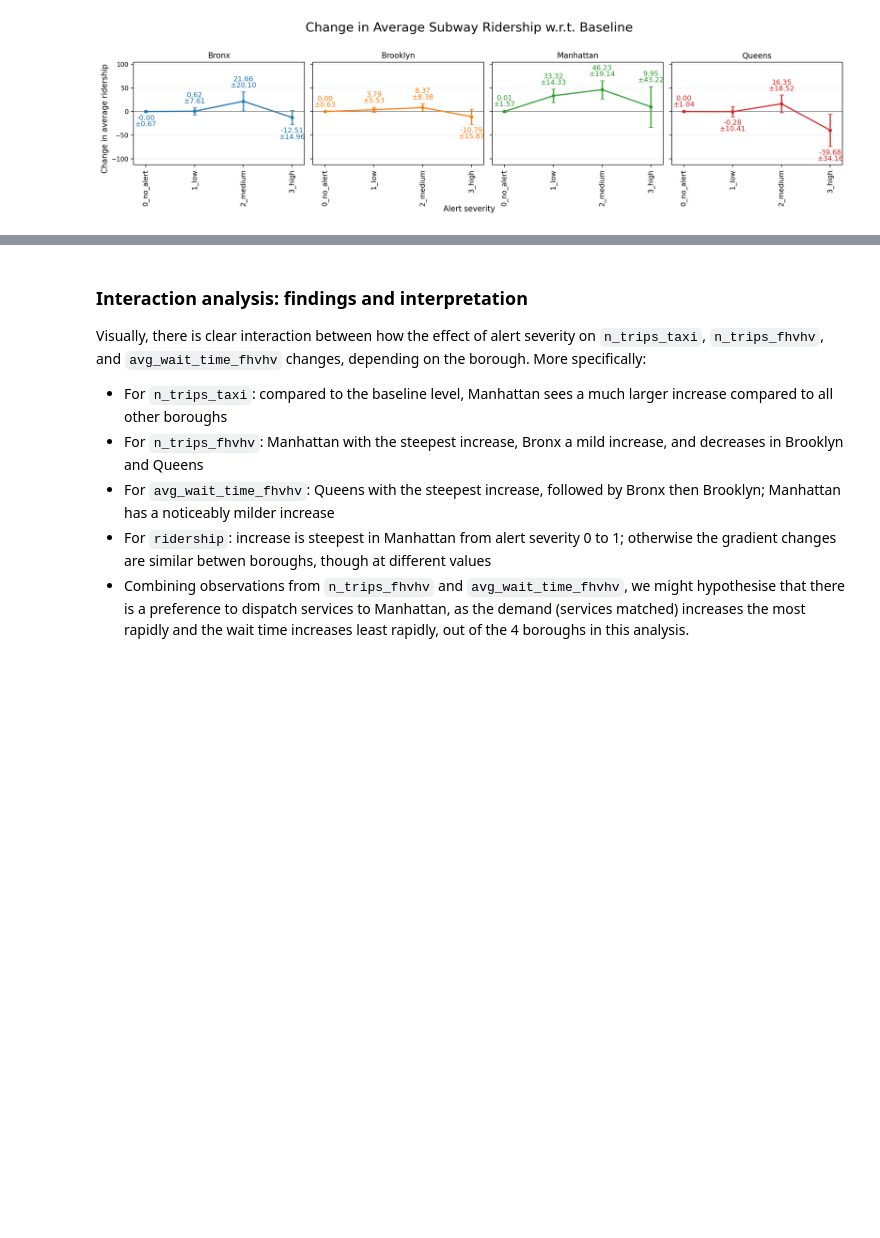
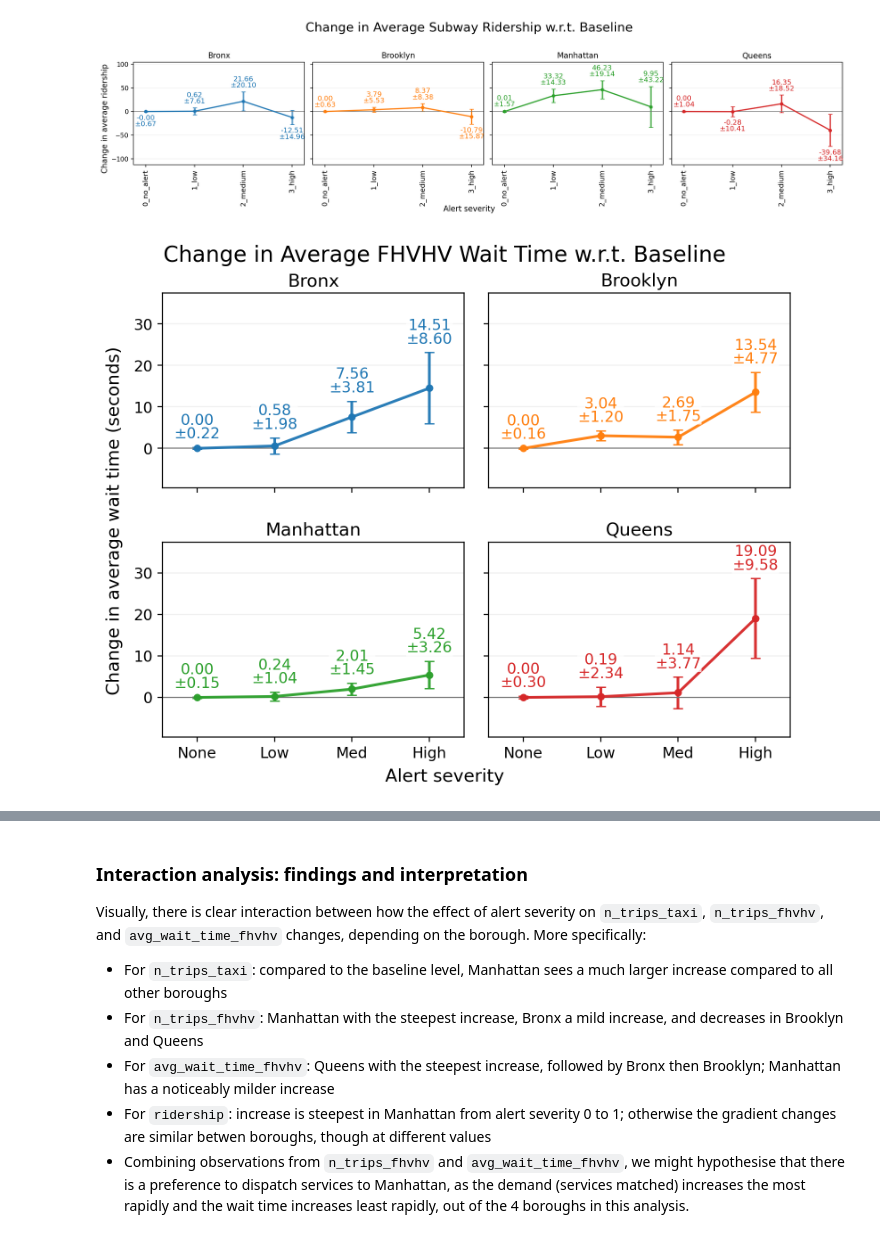
Before and after one commit to hannimeee/nyc_taxi_demand_response, a Jupyter notebook: code/04_exploratory_analysis.ipynb, the cells around one changed output, grey strips where cells are left out. Saved outputs shown, nothing was run; the diff lists cells and outputs as text; code cells hidden in the pictures; blank space fills up the shorter version.

Commit message:
Added large text plots for report readability

```diff
--- a/code/04_exploratory_analysis.ipynb
+++ b/code/04_exploratory_analysis.ipynb
@@ -1201,6 +1130,106 @@ for metric_name in change_metrics:
 [figure]
 [figure]
 [figure]
+# %%
+# CI plot function for interpretability
+def plot_borough_ci(metric_name, label_points=True, label_ci=True):
+    metric = f"avg_{metric_name}_change"
+    ci_metric = f"ci95_{metric_name}_change"
+    spec = change_metrics[metric_name]
+
+    x_labels = ["None", "Low", "Med", "High"]
+    x = np.arange(len(x_labels))
+
+    fig, axes = plt.subplots(
+        2, 2,
+        figsize=(7.2, 5.8),
+        dpi=220,
+        sharex=True,
+        sharey=True
+    )
+    axes = axes.flatten()
+
+    y_all = summary_pd[metric].to_numpy()
+    ci_all = summary_pd[ci_metric].to_numpy()
+
+    y_low = (y_all - ci_all).min()
+    y_high = (y_all + ci_all).max()
+    y_range = y_high - y_low if y_high != y_low else 1
+
+    text_offset = 0.045 * y_range
+    y_min = y_low - 0.22 * y_range
+    y_max = y_high + 0.28 * y_range
+
+    for ax, borough in zip(axes, borough_order[:4]):
+        sub = summary_pd[summary_pd["borough"] == borough].sort_values("alert_level")
+
+        y = sub[metric].to_numpy()
+        yerr = sub[ci_metric].to_numpy()
+        color = borough_palette[borough]
+
+        ax.errorbar(
+            x=x,
+            y=y,
+            yerr=yerr,
+            marker="o",
+            markersize=4.5,
+            linewidth=2,
+            capsize=3.5,
+            color=color,
+            ecolor=color,
+            alpha=0.95
+        )
+
+        if label_points:
+            for xi, yi, ei in zip(x, y, yerr):
+                label = f"{yi:.2f}\n±{ei:.2f}" if label_ci else f"{yi:.2f}"
+
+                label_y = yi + ei + text_offset if yi >= 0 else yi - ei - text_offset
+                va = "bottom" if yi >= 0 else "top"
+
+                ax.text(
+                    xi,
+                    label_y,
+                    label,
+                    ha="center",
+                    va=va,
+                    fontsize=11,
+                    color=color,
+                    linespacing=0.9,
+                    bbox=dict(
+                        facecolor="white",
+                        edgecolor="none",
+                        alpha=0.75,
+                        pad=0.4
+                    )
+                )
+
+        ax.axhline(0, color="0.45", linewidth=0.8)
+        ax.set_title(borough, fontsize=13, pad=5)
+        ax.set_ylim(y_min, y_max)
+        ax.set_xlim(-0.45, len(x_labels) - 0.55)
+        ax.set_xticks(x)
+        ax.set_xticklabels(x_labels, fontsize=11)
+        ax.tick_params(axis="y", labelsize=11)
+        ax.grid(axis="y", alpha=0.18)
+
+    fig.suptitle(spec["title"], fontsize=16, y=0.985)
+    fig.supxlabel("Alert severity", fontsize=13, y=0.035)
+    fig.supylabel(spec["ylabel"], fontsize=13, x=0.02)
+
+    plt.subplots_adjust(
+        left=0.10,
+        right=0.99,
+        bottom=0.12,
+        top=0.90,
+        wspace=0.08,
+        hspace=0.28
+    )
+    plt.show()
+
+plot_borough_ci("wait_time")
+# %% [output]
+[figure, added]
 # %%
 # An extra check for taxi change (to support by-borough analysis)
 taxi_sparsity_summary = (
```
Also changed, not shown: parts of 7 cells of this notebook, 1 other file.
